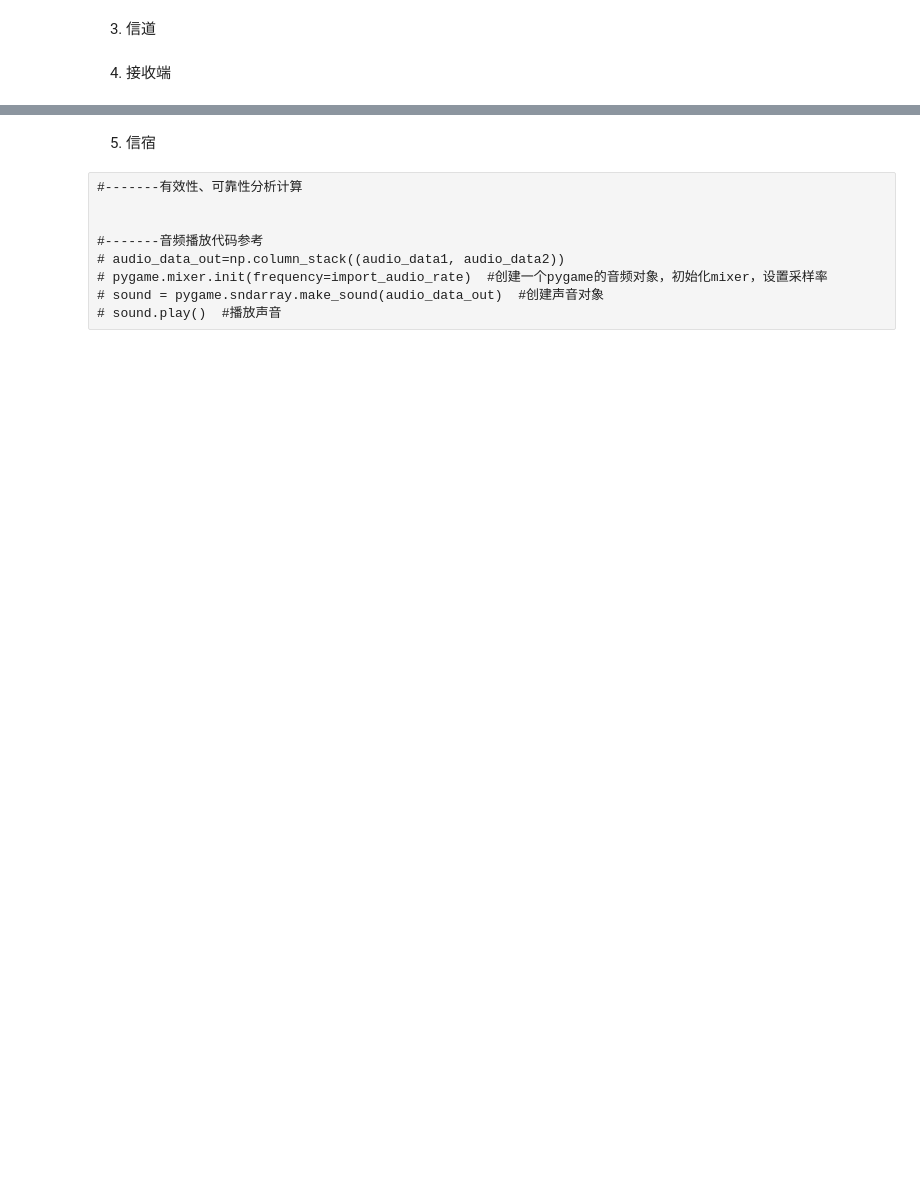
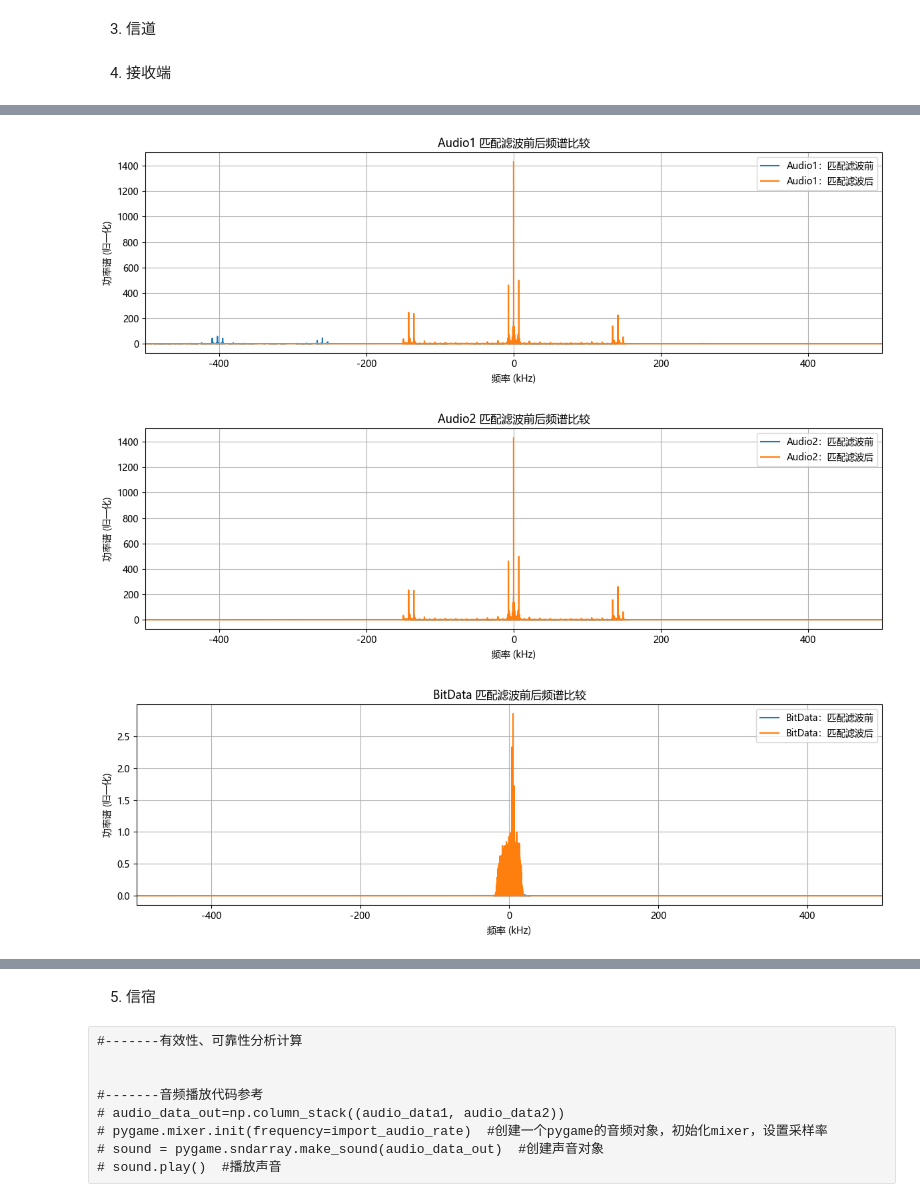
Before and after one commit to Staudinger0325/comfun-lrj, a Jupyter notebook: exam_work.ipynb, the cells around one changed output, grey strips where cells are left out. Saved outputs shown, nothing was run; the diff lists cells and outputs as text; code cells hidden in the pictures; blank space fills up the shorter version.

```diff
--- a/exam_work.ipynb
+++ b/exam_work.ipynb
@@ -208,0 +305,73 @@ y_t = y_t+nw_t
+# %%
+from scipy.signal import fir_filter_design, lfilter
+
+# ---------- RRC 滤波器设计函数 ----------
+def rrc_filter(sps, alpha, span=10):
+    N = span * sps
+    t = np.arange(-N/2, N/2 + 1) / sps
+    h = np.zeros_like(t)
+    for i in range(len(t)):
+        if t[i] == 0.0:
+            h[i] = 1.0 - alpha + (4 * alpha / np.pi)
+        elif abs(t[i]) == 1/(4*alpha):
+            h[i] = (alpha / np.sqrt(2)) * (
+                (1 + 2/np.pi) * np.sin(np.pi/(4*alpha)) +
+                (1 - 2/np.pi) * np.cos(np.pi/(4*alpha))
+            )
+        else:
+            h[i] = (
+                np.sin(np.pi*t[i]*(1-alpha)) +
+                4*alpha*t[i]*np.cos(np.pi*t[i]*(1+alpha))
+            ) / (
+                np.pi*t[i]*(1 - (4*alpha*t[i])**2)
+            )
+    return h / np.sqrt(np.sum(h**2))  # Normalize power
+
+# ---------- 设计滤波器 ----------
+alpha = 0.25
+sps_audio = int(Fs_system / 284e3)  # ≈ 8
+h_rrc = rrc_filter(sps_audio, alpha)
+
+# ---------- 匹配滤波 ----------
+filtered_audio1 = np.convolve(baseband_audio1, h_rrc, mode='same')
+
+
+# ---------- 可视化：匹配滤波前后频谱 ----------
+def plot_filter_check(signal, filtered, fs, label):
+    N = len(signal)
+    f = np.fft.fftshift(np.fft.fftfreq(N, d=1/fs)) / 1e3
+    S_orig = np.fft.fftshift(np.abs(np.fft.fft(signal))**2) / N
+    S_filt = np.fft.fftshift(np.abs(np.fft.fft(filtered))**2) / N
+
+    plt.figure(figsize=(12,4))
+    plt.plot(f, S_orig, label=label + '：匹配滤波前')
+    plt.plot(f, S_filt, label=label + '：匹配滤波后')
+    plt.xlim(-500, 500)
+    plt.xlabel('频率 (kHz)')
+    plt.ylabel('功率谱 (归一化)')
+    plt.title(label + ' 匹配滤波前后频谱比较')
+    plt.legend()
+    plt.grid()
+    plt.tight_layout()
+    plt.show()
+
+plot_filter_check(baseband_audio1, filtered_audio1, Fs_system, 'Audio1')
+# ---------- 设计 Audio2 匹配滤波器并滤波 ----------
+sps_audio2 = int(Fs_system / 284e3)  # 约为 8
+h_rrc_audio2 = rrc_filter(sps_audio2, alpha)
+
+filtered_audio2 = np.convolve(baseband_audio2, h_rrc_audio2, mode='same')
+
+plot_filter_check(baseband_audio2, filtered_audio2, Fs_system, 'Audio2')
+
+# ---------- 设计 BitData 匹配滤波器并滤波 ----------
+sps_bitdata = int(Fs_system / 32e3)  # 约为 71
+h_rrc_bitdata = rrc_filter(sps_bitdata, alpha)
+
+filtered_bitdata = np.convolve(baseband_bitdata, h_rrc_bitdata, mode='same')
+
+plot_filter_check(baseband_bitdata, filtered_bitdata, Fs_system, 'BitData')
+# %% [output]
+[figure, added]
+[figure, added]
+[figure, added]
```
Also changed, not shown: parts of 7 cells of this notebook.
